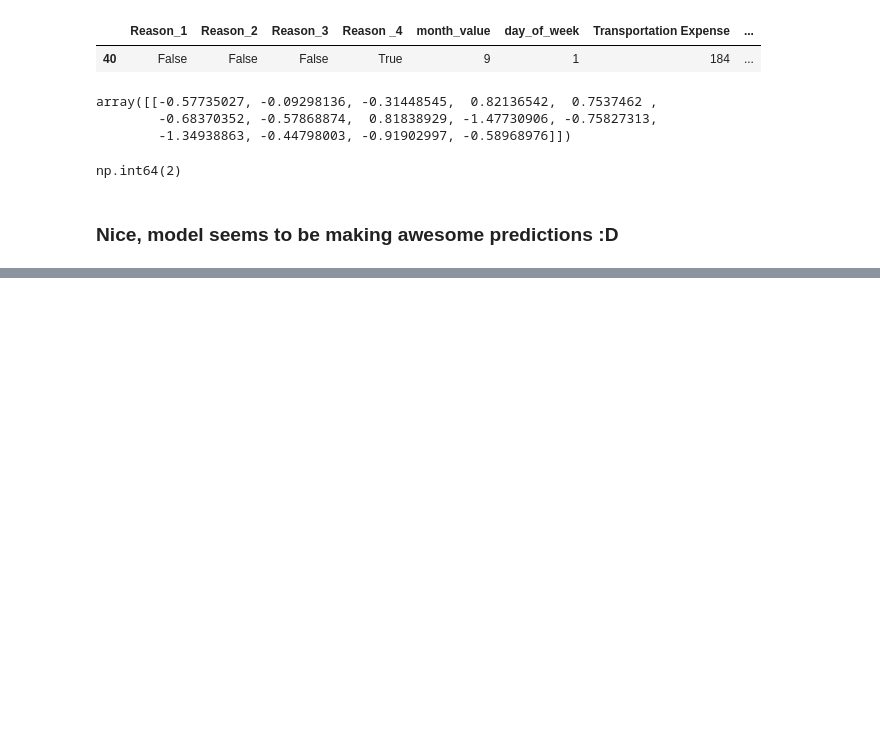
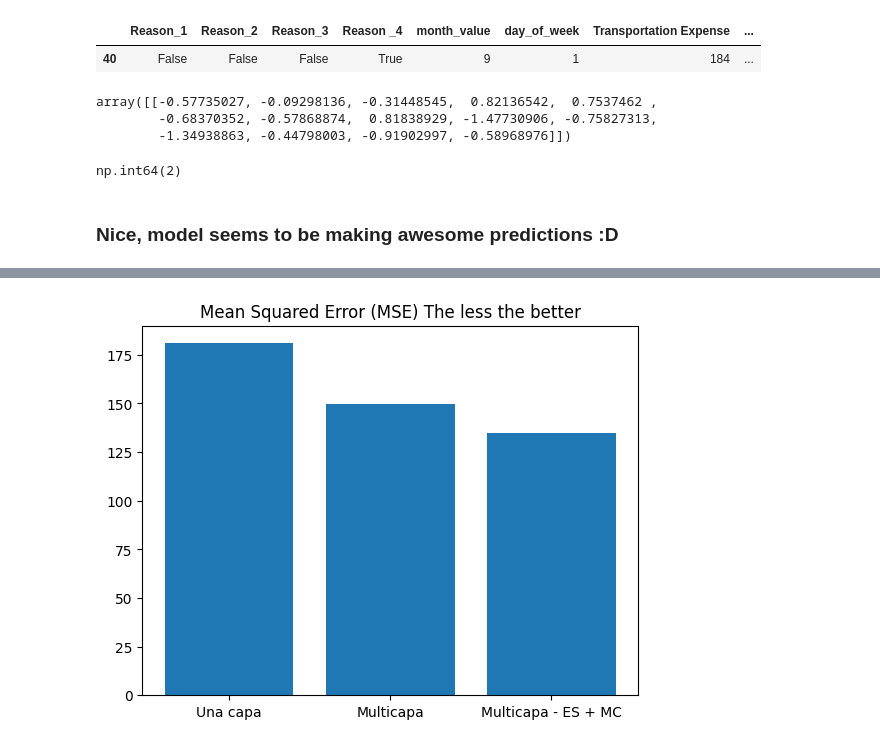
Before and after one commit to PhoenixDwarf/FORK-Inteligencia-artificial-computacion-U, a Jupyter notebook: Kaggle Project/absenteeism-at-work.ipynb, the cells around one changed output, grey strips where cells are left out. Saved outputs shown, nothing was run; the diff lists cells and outputs as text; code cells hidden in the pictures; blank space fills up the shorter version.

```diff
--- a/Kaggle Project/absenteeism-at-work.ipynb
+++ b/Kaggle Project/absenteeism-at-work.ipynb
@@ -533,0 +736,17 @@ np.int64(2)
+# %%
+# Importación librerías
+from sklearn.model_selection import train_test_split
+from keras.callbacks import EarlyStopping, ModelCheckpoint
+
+# Definición de la función EarlyStopping para considerar durante el entrenamiento
+early_stop = EarlyStopping(monitor='val_loss', patience=2, verbose=1)
+# Definición de la función ModelCheckpoint para guardar el modelo con mejor desempeño
+best_model = ModelCheckpoint('my_model.keras', verbose=0, save_best_only=True)
+# %%
+# Entrenamiento de la red neuronal con 50 épocas y early stopping
+model3.fit(X_train, Y_train,
+          verbose=True,
+          epochs=50,
+          batch_size=128,
+          validation_data=(X_test,Y_test),
+          callbacks=[best_model, early_stop])
@@ -533,0 +776,71 @@ np.int64(2)
+# %%
+from sklearn.metrics import mean_squared_error, mean_absolute_error, r2_score
+import numpy as np
+
+models = [model1, model2, model3]
+
+statistics = []
+
+
+for idx, model in enumerate(models):
+    print(f"Model: {idx+1} - {'Una capa' if idx == 0 else 'Multicapa'} {'- Early Stopping + Model Checkpoint' if idx == 2 else ''}")
+    Y_pred = model.predict(X_test)
+
+    # Check for NaN values and handle them
+    if np.isnan(Y_pred).any():
+        print(f"Warning: Model {idx+1} predictions contain NaN values. Skipping this model.")
+        statistics.append({
+            "mse": float('inf'),
+            "mae": float('inf'),
+            "mape": float('inf'),
+            "score": -float('inf'),
+        })
+        continue
+
+    # Calculate metrics
+    mse = mean_squared_error(Y_test, Y_pred)
+    mae = mean_absolute_error(Y_test, Y_pred)
+    r2 = r2_score(Y_test, Y_pred)
+
+    # Calculate MAPE with proper handling of zero values
+    # Add small epsilon to avoid division by zero
+    epsilon = 1e-10
+    mape = np.mean(np.abs((Y_test - Y_pred) / (Y_test + epsilon))) * 100
+
+    print("Mean Squared Error:", mse)
+    print("Mean Absolute Error (MAE):", mae)
+    print("Mean Absolute Percentage Error (MAPE):", mape)
+    print("R^2 Score:", r2)
+    print()
+
+    statistics.append({
+        "mse": mse,
+        "mae": mae,
+        "mape": mape,
+        "score": r2,
+    })
+
+MODEL1_NAME = "Una capa"
+MODEL2_NAME = "Multicapa"
+MODEL3_NAME = "Multicapa - ES + MC"
+
+fig, ax = plt.subplots()
+ax.set_title("Mean Squared Error (MSE) The less the better")
+ax.bar(x = [MODEL1_NAME, MODEL2_NAME, MODEL3_NAME], height = [statistics[0]["mse"], statistics[1]["mse"], statistics[2]["mse"]])
+plt.show()
+
+fig, ax = plt.subplots()
+ax.set_title("Mean Absolute Error (MAE) - The less the better")
+ax.bar(x = [MODEL1_NAME, MODEL2_NAME, MODEL3_NAME], height = [statistics[0]["mae"], statistics[1]["mae"], statistics[2]["mae"]])
+plt.show()
+
+fig, ax = plt.subplots()
+ax.set_title("Mean Absolute Percentage Error (MAPE) - The less the better")
+ax.bar(x = [MODEL1_NAME, MODEL2_NAME, MODEL3_NAME], height = [statistics[0]["mape"], statistics[1]["mape"], statistics[2]["mape"]])
+plt.show()
+
+fig, ax = plt.subplots()
+ax.set_title("R^2 Score - The higher the better")
+ax.bar(x = [MODEL1_NAME, MODEL2_NAME, MODEL3_NAME], height = [statistics[0]["score"], statistics[1]["score"], statistics[2]["score"]])
+plt.show()
+# %% [output]
@@ -533,0 +864 @@ np.int64(2)
+[figure, added]
```
Also changed, not shown: parts of 23 cells of this notebook, 1 other file.
